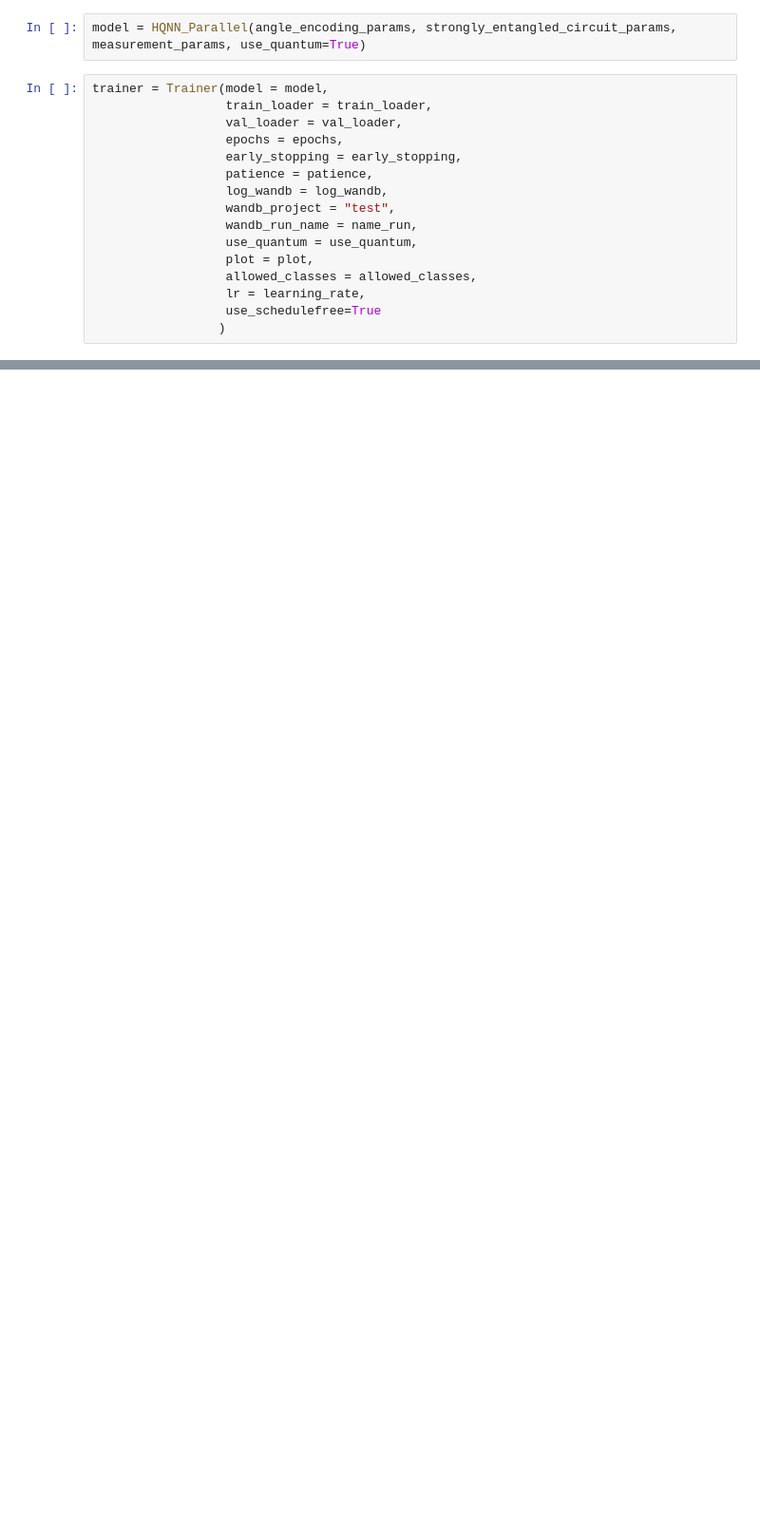
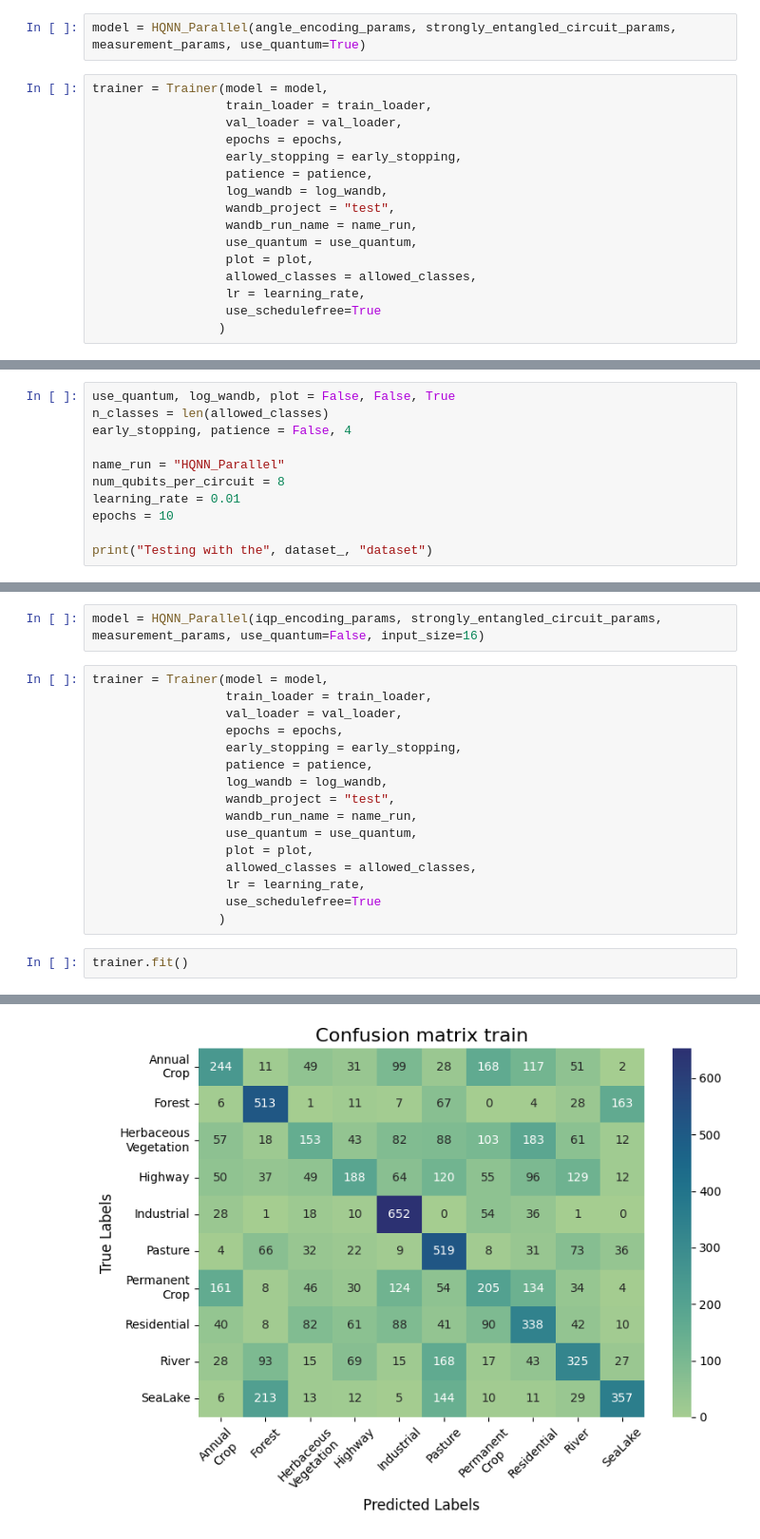
Before and after one commit to uriballo/QML-Satellite-Image-Classification, a Jupyter notebook: notebooks/Demo_HQNN_Parallel.ipynb, the cells around one changed output, grey strips where cells are left out. Shown at 95% size. Cells and saved outputs as stored; diff of their text form; blank space fills up the shorter version.

```diff
--- a/notebooks/Demo_HQNN_Parallel.ipynb
+++ b/notebooks/Demo_HQNN_Parallel.ipynb
@@ -220,0 +269,11 @@ Early stopping at epoch 8
+# %%
+use_quantum, log_wandb, plot = False, False, True
+n_classes = len(allowed_classes)
+early_stopping, patience = False, 4
+
+name_run = "HQNN_Parallel"
+num_qubits_per_circuit = 8
+learning_rate = 0.01
+epochs = 10
+
+print("Testing with the", dataset_, "dataset")
@@ -220,0 +342,21 @@ Early stopping at epoch 8
+# %%
+model = HQNN_Parallel(iqp_encoding_params, strongly_entangled_circuit_params, measurement_params, use_quantum=False, input_size=16)
+# %%
+trainer = Trainer(model = model,
+                  train_loader = train_loader,
+                  val_loader = val_loader,
+                  epochs = epochs,
+                  early_stopping = early_stopping,
+                  patience = patience,
+                  log_wandb = log_wandb,
+                  wandb_project = "test",
+                  wandb_run_name = name_run,
+                  use_quantum = use_quantum,
+                  plot = plot,
+                  allowed_classes = allowed_classes,
+                  lr = learning_rate,
+                  use_schedulefree=True
+                 )
+# %%
+trainer.fit()
+# %% [output]
@@ -220,0 +373 @@ Early stopping at epoch 8
+[figure, added]
```
Also changed, not shown: parts of 12 cells of this notebook.
